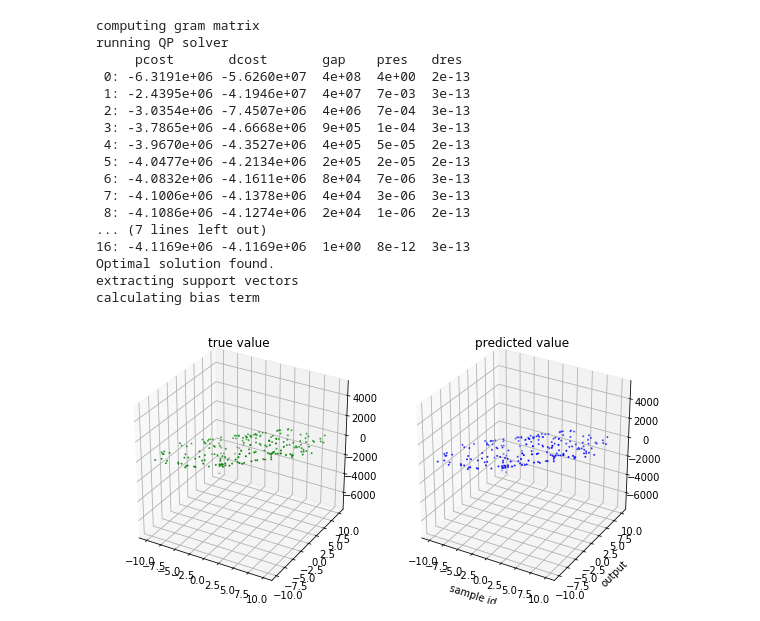
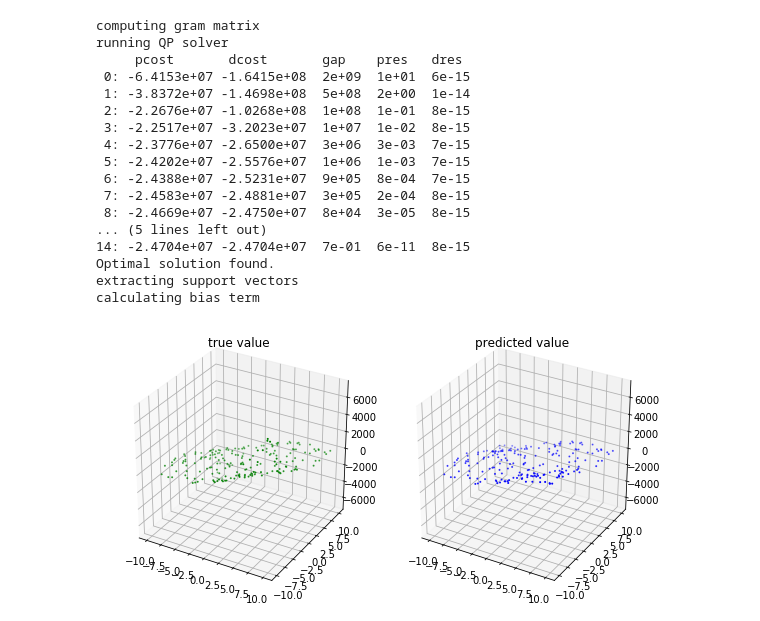
Before and after one commit to zetongqi/machine-learning-demos, a Jupyter notebook: support_vector_regression_oop.ipynb, the cells around one changed output. Cells and saved outputs as stored; diff of their text form; code cells hidden in the pictures.

```diff
--- a/support_vector_regression_oop.ipynb
+++ b/support_vector_regression_oop.ipynb
@@ -98,7 +98,7 @@ class svr:
         alpha = alphas_minus - alphas_plus
 
         print("extracting support vectors")
-        sup_vec_idx = np.argwhere(np.logical_or(alpha > 1e-4, alpha < -1e-4))
+        sup_vec_idx = np.union1d(np.argwhere(np.logical_or(alphas_minus > 1e-2, alphas_minus < -1e-2)), np.argwhere(np.logical_or(alphas_plus > 1e-2, alphas_plus < -1e-2)))
         X_sup_vec = X_train[sup_vec_idx]
         y_sup_vec = y_train[sup_vec_idx]
         alpha_sup_vec = alpha[sup_vec_idx]
@@ -107,17 +107,19 @@ class svr:
         print("calculating bias term")
         sup_vec_num = sup_vec_idx.shape[0]
         pred_mtx = np.zeros(sup_vec_num)
-        b = 0
         for i in range(sup_vec_num):
             for j in range(sup_vec_num):
                 pred_mtx[j] = self._kernel_function(X_sup_vec[j], X_sup_vec[i])
-            b += y_sup_vec[i] - epsilon - np.sum(alpha_sup_vec * y_sup_vec * pred_mtx)
+            b += y_sup_vec[i] - epsilon - np.sum(alpha_sup_vec * pred_mtx)
         b /= sup_vec_num
 
         self.X_sup_vec = X_sup_vec
         self.y_sup_vec = y_sup_vec
         self.sup_vec_idx = sup_vec_idx
         self.alpha_sup_vec = alpha_sup_vec
+        self.alphas_plus = alphas_plus
+        self.alphas_minus = alphas_minus
+        self.alpha = alpha
         self.b = b
 
     def predict(self, X_test):
@@ -135,36 +137,36 @@ class svr:
 
         ax = fig.add_subplot(121, projection='3d')
         ax.scatter(X_test[:, 0], X_test[:, 1], y_test, marker='o', s=1, c="green")
+        ax.set_zlim([np.min(y_test)-10, np.max(y_test)+10])
         plt.title("true value")
         ax = fig.add_subplot(122, projection='3d')
         ax.scatter(X_test[:, 0], X_test[:, 1], pred, marker='o', s=1, c="blue")
-        plt.xlabel("sample id")
-        plt.ylabel("output")
+        ax.set_zlim([np.min(y_test)-10, np.max(y_test)+10])
         plt.title("predicted value")
         plt.tight_layout()
+        plt.show()
 # %%
 gamma = 1 / ((X_train.shape[-1]) * X_train.var())
-reg = svr(gamma=gamma, kernel="poly")
+reg = svr(gamma=gamma)
 reg.fit(X_train, y_train)
+pred = reg.predict(X_test)
+reg.compare_prediction(pred, y_test, X_test)
 # %% [output]
 computing gram matrix
 running QP solver
      pcost       dcost       gap    pres   dres
- 0: -6.3191e+06 -5.6260e+07  4e+08  4e+00  2e-13
- 1: -2.4395e+06 -4.1946e+07  4e+07  7e-03  3e-13
- 2: -3.0354e+06 -7.4507e+06  4e+06  7e-04  3e-13
- 3: -3.7865e+06 -4.6668e+06  9e+05  1e-04  3e-13
- 4: -3.9670e+06 -4.3527e+06  4e+05  5e-05  2e-13
- 5: -4.0477e+06 -4.2134e+06  2e+05  2e-05  2e-13
- 6: -4.0832e+06 -4.1611e+06  8e+04  7e-06  3e-13
- 7: -4.1006e+06 -4.1378e+06  4e+04  3e-06  3e-13
- 8: -4.1086e+06 -4.1274e+06  2e+04  1e-06  2e-13
-... (7 lines left out)
-16: -4.1169e+06 -4.1169e+06  1e+00  8e-12  3e-13
+ 0: -6.4153e+07 -1.6415e+08  2e+09  1e+01  6e-15
+ 1: -3.8372e+07 -1.4698e+08  5e+08  2e+00  1e-14
+ 2: -2.2676e+07 -1.0268e+08  1e+08  1e-01  8e-15
+ 3: -2.2517e+07 -3.2023e+07  1e+07  1e-02  8e-15
+ 4: -2.3776e+07 -2.6500e+07  3e+06  3e-03  7e-15
+ 5: -2.4202e+07 -2.5576e+07  1e+06  1e-03  7e-15
+ 6: -2.4388e+07 -2.5231e+07  9e+05  8e-04  7e-15
+ 7: -2.4583e+07 -2.4881e+07  3e+05  2e-04  8e-15
+ 8: -2.4669e+07 -2.4750e+07  8e+04  3e-05  8e-15
+... (5 lines left out)
+14: -2.4704e+07 -2.4704e+07  7e-01  6e-11  8e-15
 Optimal solution found.
 extracting support vectors
 calculating bias term
+[figure, added]
-# %%
-reg.compare_prediction(reg.predict(X_test), y_test, X_test)
-# %% [output]
-[figure, removed]
```
Also changed, not shown: parts of 2 cells of this notebook, 2 other files.
